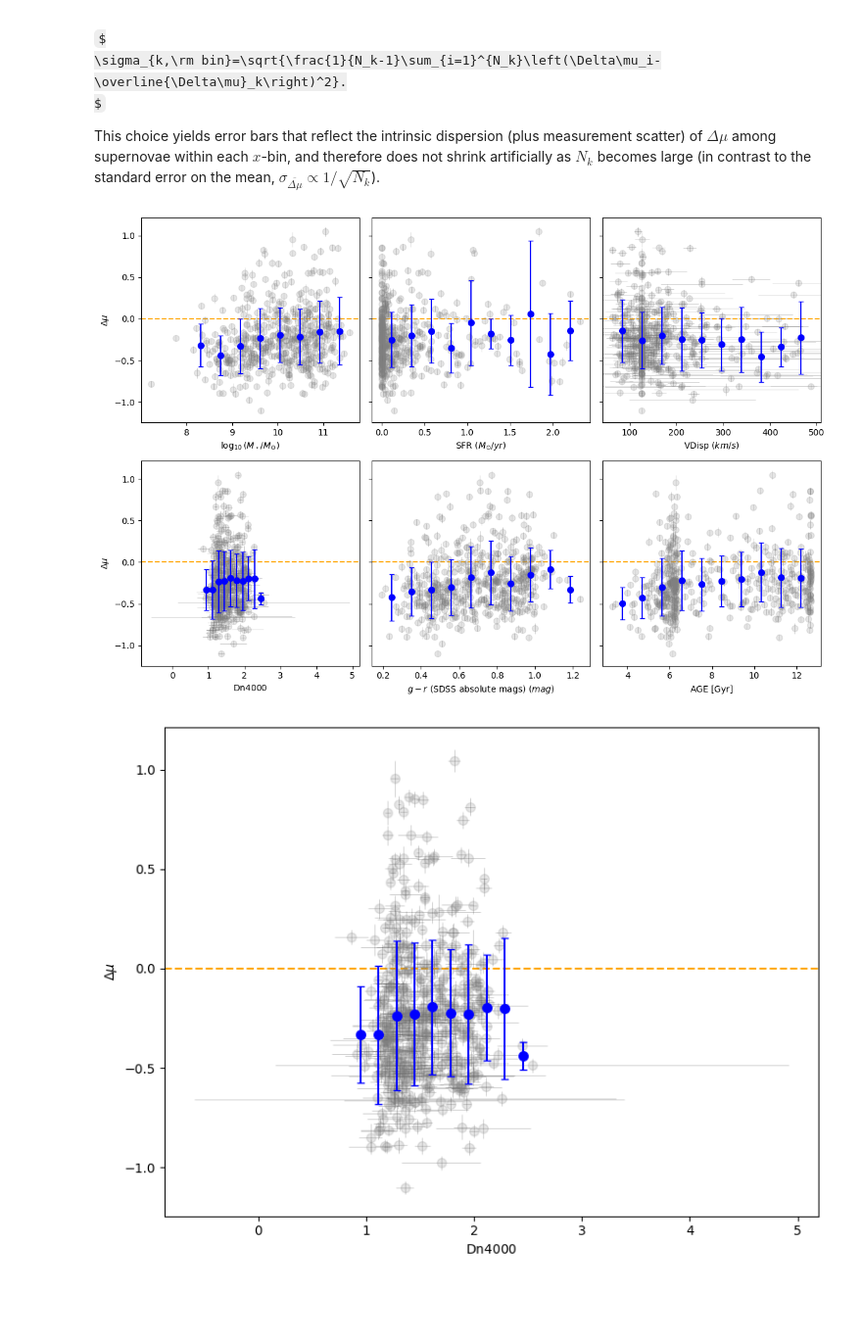
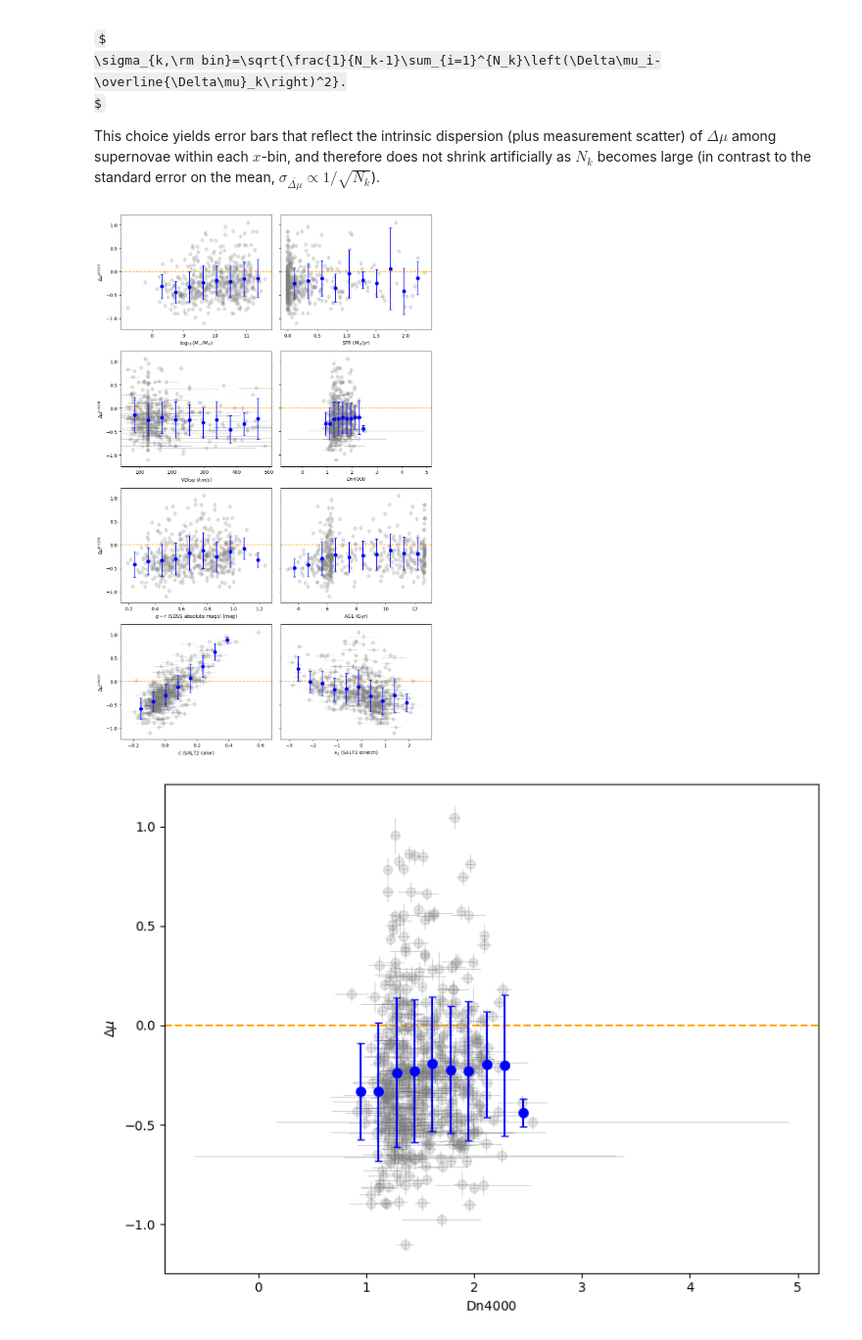
Before and after one commit to mwvgroup/myc21_first_paper, a Jupyter notebook: ZTF_DESI_data_prep/visualize_cleaned_data_trend_uncorrected_tripp.ipynb, the cells around one changed output. Shown at 98% size. Cells and saved outputs as stored; diff of their text form; code cells hidden in the pictures; some formulas as TeX source; blank space fills up the shorter version.

```diff
--- a/ZTF_DESI_data_prep/visualize_cleaned_data_trend_uncorrected_tripp.ipynb
+++ b/ZTF_DESI_data_prep/visualize_cleaned_data_trend_uncorrected_tripp.ipynb
@@ -176,14 +176,14 @@ def scatter_with_errors(ax, xcol, nbins=None, xerr_col=None, xerr_direct_col=Non
 # %%
 # ****************************************************************************
 # ----------------------------------------------------------------------------
-# Set up 2x3 grid - RESIDUALS + LIGHT CURVE PARAMETERS + ERRORS + BINS w/t ERRORS
+# Set up 4x2 grid - RESIDUALS + LIGHT CURVE PARAMETERS + ERRORS + BINS w/t ERRORS
 # ----------------------------------------------------------------------------
 # ****************************************************************************
 
 # global number of bins
 nbins = 10
 
-fig, axes = plt.subplots(2, 3, figsize=(12, 8), sharey=True)
+fig, axes = plt.subplots(4, 2, figsize=(10, 16), sharey=True)
 axes = axes.flatten()
 
 point_kwargs = dict(alpha=0.2, s=50, color="grey", zorder=3)
@@ -206,7 +206,7 @@ scatter_with_errors(ax, "DESI_FASTSPEC_LOGMSTAR", nbins)
 
 # Axis labels
 ax.set_xlabel(r"$\log_{10}(M_\star / M_{\odot})$")
-ax.set_ylabel(r"$\Delta \mu$")
+ax.set_ylabel(r"$\Delta\mu^{\mathrm{uncorr}}$")
 
 # --------------------------------------
 # 2) SFR (cut SFR > 2.5)
@@ -232,6 +232,7 @@ ax = axes[2]
 scatter_with_errors(ax, "DESI_FASTSPEC_VDISP", nbins, "DESI_FASTSPEC_VDISP_IVAR")
 
 ax.set_xlabel(r"${\rm VDisp }\  (km/s) $")
+ax.set_ylabel(r"$\Delta\mu^{\mathrm{uncorr}}$")
 
 # --------------------------------------
 # 4) DN4000  (cut DN4000 < 0.5)
@@ -245,38 +246,59 @@ ax = axes[3]
 scatter_with_errors(ax, "DESI_FASTSPEC_DN4000", nbins, "DESI_FASTSPEC_DN4000_IVAR")
 
 ax.set_xlabel(r"${\rm Dn4000}$")
-ax.set_ylabel(r"$\Delta \mu$")
 
 # --------------------------------------
 # 5) SDSS g - r
 # --------------------------------------
 ax = axes[4]
 
 # NOTE: we assume df has already been cleaned upstream, so we do not apply
 # an isfinite mask here anymore.
 
 scatter_with_errors(ax, "DESI_FASTSPEC_g_minus_r", nbins=nbins)
 
 ax.set_xlabel(r"$g - r~{\rm (SDSS ~ absolute ~ mags)}\ (mag)$")
+ax.set_ylabel(r"$\Delta\mu^{\mathrm{uncorr}}$")
 
 # --------------------------------------
 # 6) AGE  (cut AGE < 2)
 # --------------------------------------
 ax = axes[5]
 
 # keep only finite AGE and AGE >= 2
 # NOTE: this cut is now applied upstream by dropping rows from df,
 # so we do not define a mask here anymore.
 
 scatter_with_errors(ax, "DESI_FASTSPEC_AGE", nbins=nbins)
 
-ax.set_xlabel(r"${\rm AGE}\ [{\rm Gyr}]$")
+ax.set_xlabel(r"${\rm AGE}\ ({\rm Gyr})$")
+
+# --------------------------------------
+# 7) COLOR (ZTF_c)
+# --------------------------------------
+ax = axes[6]
+
+scatter_with_errors(ax, "ZTF_c", nbins, xerr_direct_col="ZTF_c_err")
+
+ax.set_xlabel(r"$c$ (SALT2 color)")
+ax.set_ylabel(r"$\Delta\mu^{\mathrm{uncorr}}$")
+
+# --------------------------------------
+# 8) STRETCH (ZTF_x1)
+# --------------------------------------
+ax = axes[7]
+
+scatter_with_errors(ax, "ZTF_x1", nbins, xerr_direct_col="ZTF_x1_err")
+
+ax.set_xlabel(r"$x_1$ (SALT2 stretch)")
 
 
 fig.tight_layout()
+
+plt.savefig("figures/hubble_residuals_trends_uncorr.pdf")
 plt.show()
 # %% [output]
-[figure, old version]
+[figure, new version]
 # %%
 fig, ax = plt.subplots(figsize=(8, 6))
 
```
Also changed, not shown: 20 other files.
